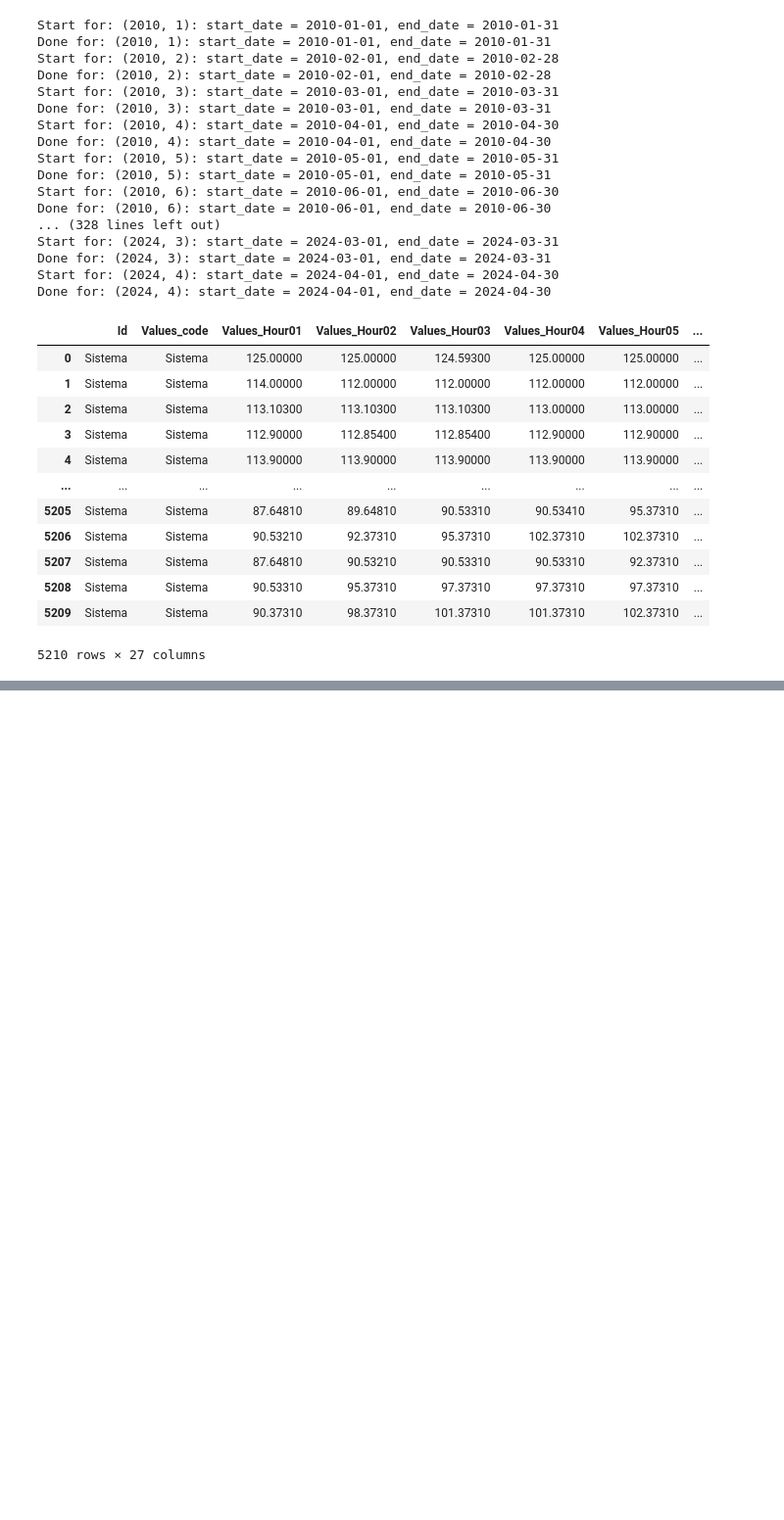
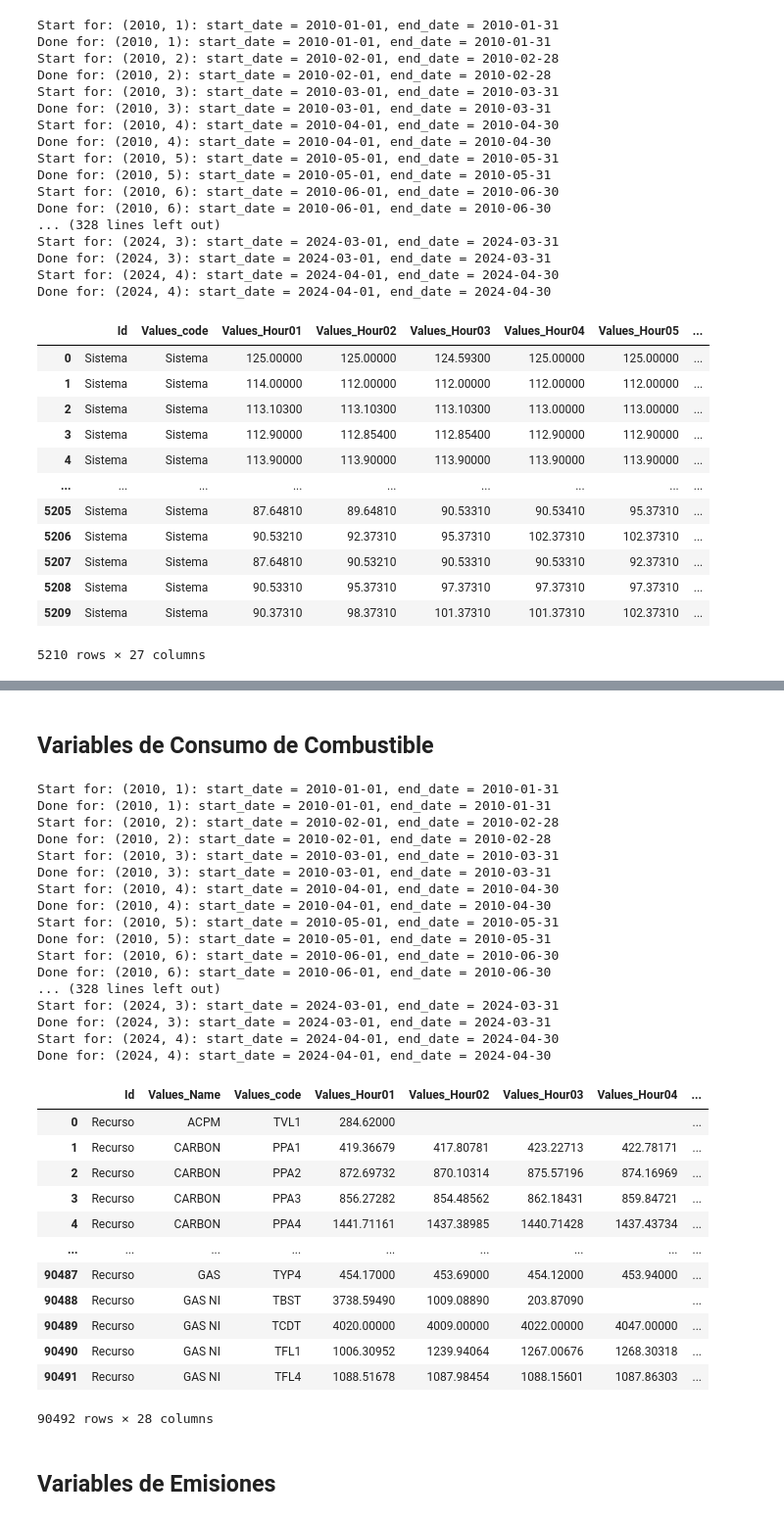
Before and after one commit to sistema-electrico-colombia/extraccion-datos-API, a Jupyter notebook: extraccion_datos_api_xm.ipynb, the cells around one changed output, grey strips where cells are left out. Shown at 98% size. Saved outputs shown, nothing was run; the diff lists cells and outputs as text; code cells hidden in the pictures; blank space fills up the shorter version.

```diff
--- a/extraccion_datos_api_xm.ipynb
+++ b/extraccion_datos_api_xm.ipynb
@@ -1136,0 +1178,41 @@ df_precio_oferta_despacho_maximo.to_json('./data/precio_oferta_despacho_maximo.j
+# %% [markdown]
+## Variables de Consumo de Combustible
+# %%
+date_dict = generate_date_dict(2010, 2024, 4)
+metric = 'ConsCombustibleMBTU'
+num_metric = 0
+df_consumo_combustible_MBTU = extract_metric(date_dict,metric,num_metric)
+df_consumo_combustible_MBTU
+# %% [output]
+Start for: (2010, 1): start_date = 2010-01-01, end_date = 2010-01-31
+Done for: (2010, 1): start_date = 2010-01-01, end_date = 2010-01-31
+Start for: (2010, 2): start_date = 2010-02-01, end_date = 2010-02-28
+Done for: (2010, 2): start_date = 2010-02-01, end_date = 2010-02-28
+Start for: (2010, 3): start_date = 2010-03-01, end_date = 2010-03-31
+Done for: (2010, 3): start_date = 2010-03-01, end_date = 2010-03-31
+Start for: (2010, 4): start_date = 2010-04-01, end_date = 2010-04-30
+Done for: (2010, 4): start_date = 2010-04-01, end_date = 2010-04-30
+Start for: (2010, 5): start_date = 2010-05-01, end_date = 2010-05-31
+Done for: (2010, 5): start_date = 2010-05-01, end_date = 2010-05-31
+Start for: (2010, 6): start_date = 2010-06-01, end_date = 2010-06-30
+Done for: (2010, 6): start_date = 2010-06-01, end_date = 2010-06-30
+... (328 lines left out)
+Start for: (2024, 3): start_date = 2024-03-01, end_date = 2024-03-31
+Done for: (2024, 3): start_date = 2024-03-01, end_date = 2024-03-31
+Start for: (2024, 4): start_date = 2024-04-01, end_date = 2024-04-30
+Done for: (2024, 4): start_date = 2024-04-01, end_date = 2024-04-30
+|  | Id | Values_Name | Values_code | Values_Hour01 | Values_Hour02 | Values_Hour03 | Values_Hour04 | ... |
+| 0 | Recurso | ACPM | TVL1 | 284.62000 |  |  |  | ... |
+| 1 | Recurso | CARBON | PPA1 | 419.36679 | 417.80781 | 423.22713 | 422.78171 | ... |
+| 2 | Recurso | CARBON | PPA2 | 872.69732 | 870.10314 | 875.57196 | 874.16969 | ... |
+| 3 | Recurso | CARBON | PPA3 | 856.27282 | 854.48562 | 862.18431 | 859.84721 | ... |
+| 4 | Recurso | CARBON | PPA4 | 1441.71161 | 1437.38985 | 1440.71428 | 1437.43734 | ... |
+| ... | ... | ... | ... | ... | ... | ... | ... | ... |
+| 90487 | Recurso | GAS | TYP4 | 454.17000 | 453.69000 | 454.12000 | 453.94000 | ... |
+| 90488 | Recurso | GAS NI | TBST | 3738.59490 | 1009.08890 | 203.87090 |  | ... |
+| 90489 | Recurso | GAS NI | TCDT | 4020.00000 | 4009.00000 | 4022.00000 | 4047.00000 | ... |
+| 90490 | Recurso | GAS NI | TFL1 | 1006.30952 | 1239.94064 | 1267.00676 | 1268.30318 | ... |
+| 90491 | Recurso | GAS NI | TFL4 | 1088.51678 | 1087.98454 | 1088.15601 | 1087.86303 | ... |
+90492 rows × 28 columns
+# %% [markdown]
+## Variables de Emisiones
```
Also changed, not shown: parts of 3 cells of this notebook, 1 other file.
